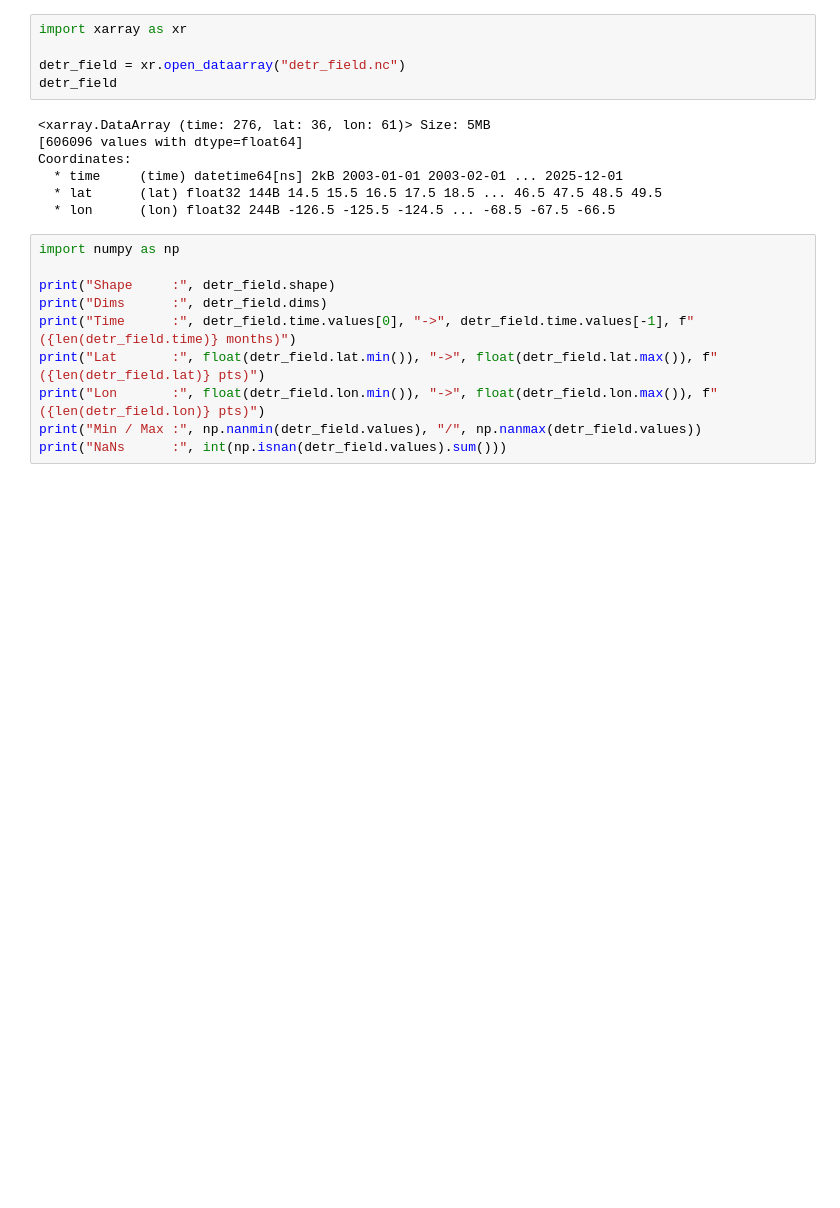
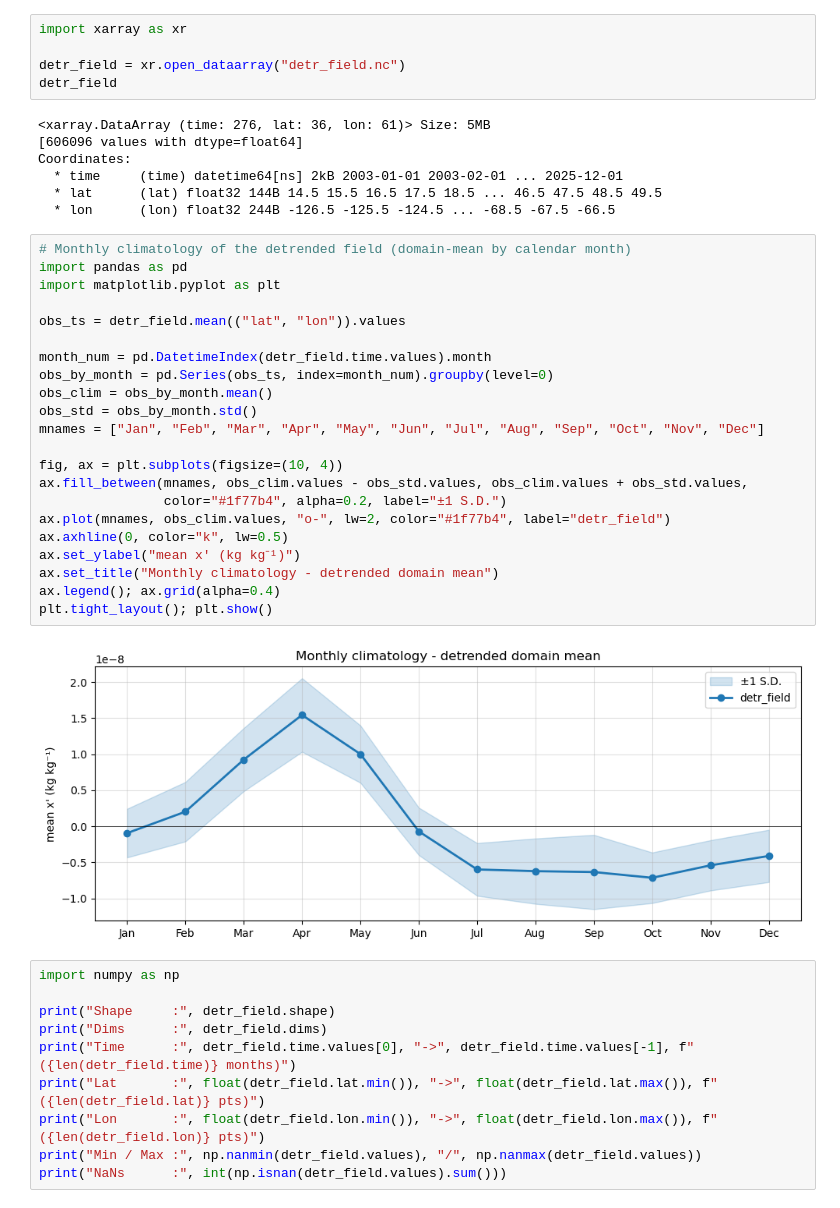
Before and after one commit to manohar322028/harmonic-analysis, a Jupyter notebook: Scripts/harmonic.ipynb, the cells around one changed output. Cells and saved outputs as stored; diff of their text form; blank space fills up the shorter version.

```diff
--- a/Scripts/harmonic.ipynb
+++ b/Scripts/harmonic.ipynb
@@ -10,6 +10,30 @@ Coordinates:
   * time     (time) datetime64[ns] 2kB 2003-01-01 2003-02-01 ... 2025-12-01
   * lat      (lat) float32 144B 14.5 15.5 16.5 17.5 18.5 ... 46.5 47.5 48.5 49.5
   * lon      (lon) float32 244B -126.5 -125.5 -124.5 ... -68.5 -67.5 -66.5
+# %%
+# Monthly climatology of the detrended field (domain-mean by calendar month)
+import pandas as pd
+import matplotlib.pyplot as plt
+
+obs_ts = detr_field.mean(("lat", "lon")).values
+
+month_num = pd.DatetimeIndex(detr_field.time.values).month
+obs_by_month = pd.Series(obs_ts, index=month_num).groupby(level=0)
+obs_clim = obs_by_month.mean()
+obs_std = obs_by_month.std()
+mnames = ["Jan", "Feb", "Mar", "Apr", "May", "Jun", "Jul", "Aug", "Sep", "Oct", "Nov", "Dec"]
+
+fig, ax = plt.subplots(figsize=(10, 4))
+ax.fill_between(mnames, obs_clim.values - obs_std.values, obs_clim.values + obs_std.values,
+                color="#1f77b4", alpha=0.2, label="±1 S.D.")
+ax.plot(mnames, obs_clim.values, "o-", lw=2, color="#1f77b4", label="detr_field")
+ax.axhline(0, color="k", lw=0.5)
+ax.set_ylabel("mean x' (kg kg⁻¹)")
+ax.set_title("Monthly climatology - detrended domain mean")
+ax.legend(); ax.grid(alpha=0.4)
+plt.tight_layout(); plt.show()
+# %% [output]
+[figure, added]
 # %%
 import numpy as np
 
```
Also changed, not shown: 13 other files.
